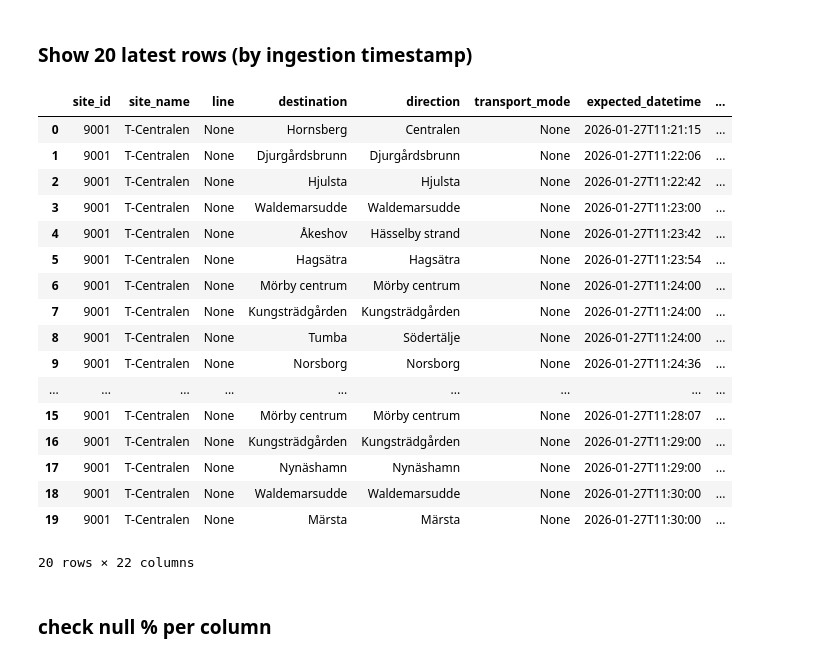
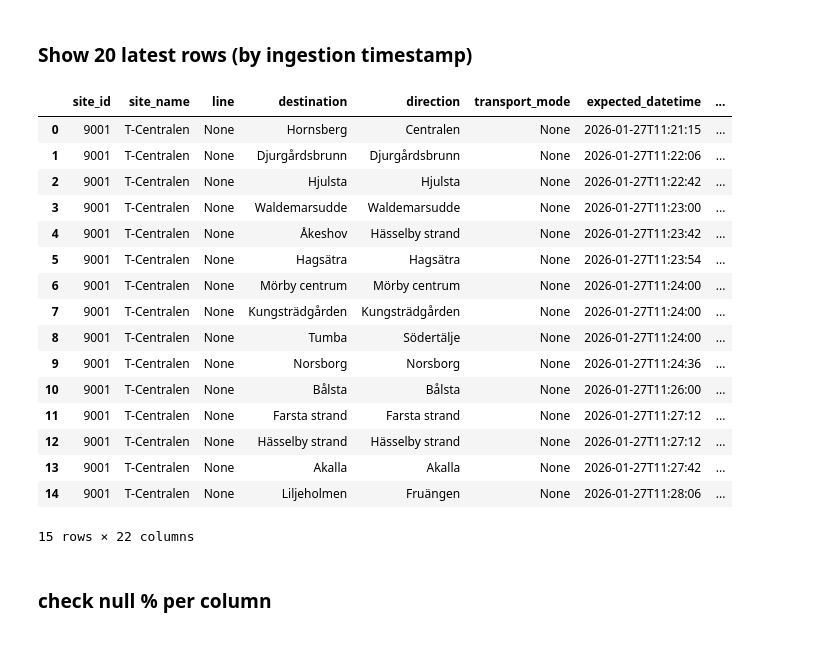
Before and after one commit to mohammadnurulhassan/Ex_Jobb_Data_pipeline_for_Stockholm_Traffic_-_Transit, a Jupyter notebook: notebooks/realtime_depature.ipynb, the cells around one changed output. Cells and saved outputs as stored; diff of their text form; code cells hidden in the pictures.

```diff
--- a/notebooks/realtime_depature.ipynb
+++ b/notebooks/realtime_depature.ipynb
@@ -78,29 +78,28 @@ order by ordinal_position
 # %%
 con.execute("""
 select *
 from raw_traffic.realtime_departures
 order by ingestion_timestamp_utc desc
-limit 20
+limit 15
 """).fetchdf()
 # %% [output]
 |  | site_id | site_name | line | destination | direction | transport_mode | expected_datetime | ... |
 | 0 | 9001 | T-Centralen | None | Hornsberg | Centralen | None | 2026-01-27T11:21:15 | ... |
 | 1 | 9001 | T-Centralen | None | Djurgårdsbrunn | Djurgårdsbrunn | None | 2026-01-27T11:22:06 | ... |
 | 2 | 9001 | T-Centralen | None | Hjulsta | Hjulsta | None | 2026-01-27T11:22:42 | ... |
 | 3 | 9001 | T-Centralen | None | Waldemarsudde | Waldemarsudde | None | 2026-01-27T11:23:00 | ... |
 | 4 | 9001 | T-Centralen | None | Åkeshov | Hässelby strand | None | 2026-01-27T11:23:42 | ... |
 | 5 | 9001 | T-Centralen | None | Hagsätra | Hagsätra | None | 2026-01-27T11:23:54 | ... |
 | 6 | 9001 | T-Centralen | None | Mörby centrum | Mörby centrum | None | 2026-01-27T11:24:00 | ... |
 | 7 | 9001 | T-Centralen | None | Kungsträdgården | Kungsträdgården | None | 2026-01-27T11:24:00 | ... |
 | 8 | 9001 | T-Centralen | None | Tumba | Södertälje | None | 2026-01-27T11:24:00 | ... |
 | 9 | 9001 | T-Centralen | None | Norsborg | Norsborg | None | 2026-01-27T11:24:36 | ... |
-| ... | ... | ... | ... | ... | ... | ... | ... | ... |
-| 15 | 9001 | T-Centralen | None | Mörby centrum | Mörby centrum | None | 2026-01-27T11:28:07 | ... |
-| 16 | 9001 | T-Centralen | None | Kungsträdgården | Kungsträdgården | None | 2026-01-27T11:29:00 | ... |
-| 17 | 9001 | T-Centralen | None | Nynäshamn | Nynäshamn | None | 2026-01-27T11:29:00 | ... |
-| 18 | 9001 | T-Centralen | None | Waldemarsudde | Waldemarsudde | None | 2026-01-27T11:30:00 | ... |
-| 19 | 9001 | T-Centralen | None | Märsta | Märsta | None | 2026-01-27T11:30:00 | ... |
+| 10 | 9001 | T-Centralen | None | Bålsta | Bålsta | None | 2026-01-27T11:26:00 | ... |
+| 11 | 9001 | T-Centralen | None | Farsta strand | Farsta strand | None | 2026-01-27T11:27:12 | ... |
+| 12 | 9001 | T-Centralen | None | Hässelby strand | Hässelby strand | None | 2026-01-27T11:27:12 | ... |
+| 13 | 9001 | T-Centralen | None | Akalla | Akalla | None | 2026-01-27T11:27:42 | ... |
+| 14 | 9001 | T-Centralen | None | Liljeholmen | Fruängen | None | 2026-01-27T11:28:06 | ... |
-20 rows × 22 columns
+15 rows × 22 columns
 # %% [markdown]
 ### check null % per column
 # %%
```
Also changed, not shown: 2 other files.
